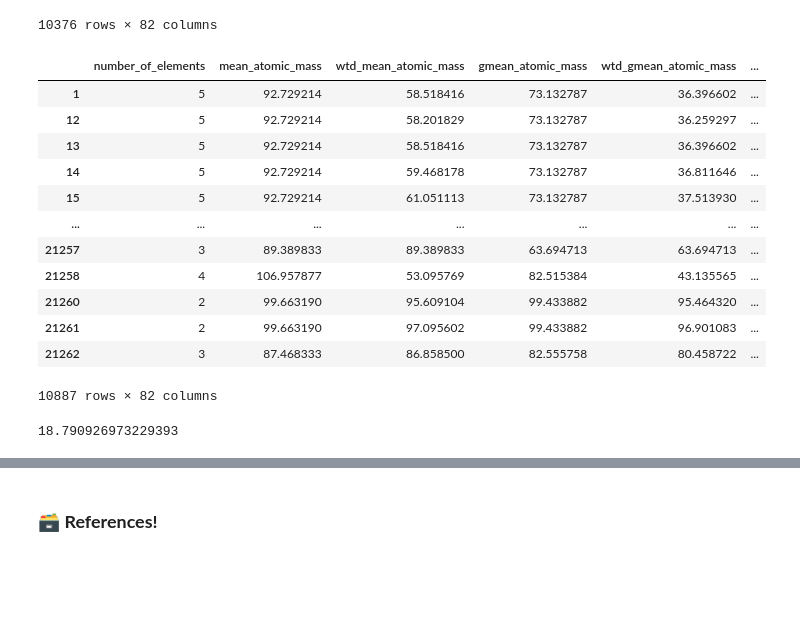
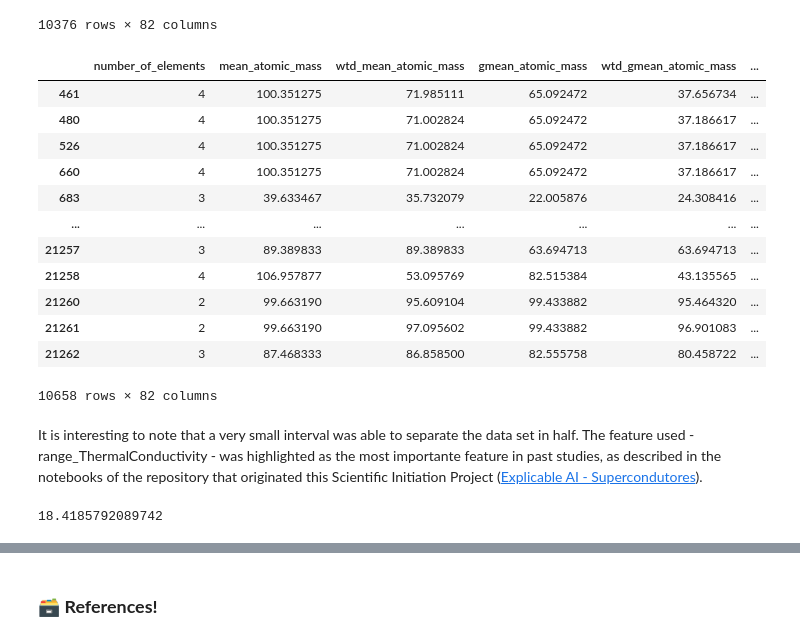
Before and after one commit to CassarGroup/IC---Interpretable-models-for-Tc-prediction, a Jupyter notebook: Other_files/Subgroup_discovery.ipynb, the cells around one changed output, grey strips where cells are left out. Drawn from its saved outputs; the diff is of its cells as text; code cells hidden in the pictures; blank space fills up the shorter version.

```diff
--- a/Other_files/Subgroup_discovery.ipynb
+++ b/Other_files/Subgroup_discovery.ipynb
@@ -332,23 +336,27 @@ display(df_in)
 | 21259 | 5 | 92.266740 | 49.021367 | 64.812662 | 32.867748 | ... |
 10376 rows × 82 columns
 # %%
-df_outside = data[~((data["range_ThermalConductivity"] >= 399.97342) &
-                           (data["range_ThermalConductivity"] < 399.97417))]
+df_outside = data[~
+    (data["range_ThermalConductivity"] >= 399.97342) &
+    (data["range_ThermalConductivity"] < 399.97417)
+]
 display(df_outside)
 # %% [output]
 |  | number_of_elements | mean_atomic_mass | wtd_mean_atomic_mass | gmean_atomic_mass | wtd_gmean_atomic_mass | ... |
-| 1 | 5 | 92.729214 | 58.518416 | 73.132787 | 36.396602 | ... |
-| 12 | 5 | 92.729214 | 58.201829 | 73.132787 | 36.259297 | ... |
-| 13 | 5 | 92.729214 | 58.518416 | 73.132787 | 36.396602 | ... |
-| 14 | 5 | 92.729214 | 59.468178 | 73.132787 | 36.811646 | ... |
-| 15 | 5 | 92.729214 | 61.051113 | 73.132787 | 37.513930 | ... |
+| 461 | 4 | 100.351275 | 71.985111 | 65.092472 | 37.656734 | ... |
+| 480 | 4 | 100.351275 | 71.002824 | 65.092472 | 37.186617 | ... |
+| 526 | 4 | 100.351275 | 71.002824 | 65.092472 | 37.186617 | ... |
+| 660 | 4 | 100.351275 | 71.002824 | 65.092472 | 37.186617 | ... |
+| 683 | 3 | 39.633467 | 35.732079 | 22.005876 | 24.308416 | ... |
 | ... | ... | ... | ... | ... | ... | ... |
 | 21257 | 3 | 89.389833 | 89.389833 | 63.694713 | 63.694713 | ... |
 | 21258 | 4 | 106.957877 | 53.095769 | 82.515384 | 43.135565 | ... |
 | 21260 | 2 | 99.663190 | 95.609104 | 99.433882 | 95.464320 | ... |
 | 21261 | 2 | 99.663190 | 97.095602 | 99.433882 | 96.901083 | ... |
 | 21262 | 3 | 87.468333 | 86.858500 | 82.555758 | 80.458722 | ... |
-10887 rows × 82 columns
+10658 rows × 82 columns
+# %% [markdown]
+It is interesting to note that a very small interval was able to separate the data set in half. The feature used - range_ThermalConductivity - was highlighted as the most importante feature in past studies, as described in the notebooks of the repository that originated this Scientific Initiation Project ([Explicable AI - Supercondutores](https://github.com/CassarGroup/Explicable-AI-Supercondutores)).
 # %%
 import sys
 sys.path.append('..//Main_Scripts')
@@ -373,5 +385,5 @@ study_sgd_in = optuna.load_study(study_name=study_name, storage=storage_url)
 # %%
-study_sgd_in.best_value
+study_sgd_in_glm.best_value
 # %% [output]
-18.790926973229393
+18.4185792089742
 # %%
```
Also changed, not shown: parts of 23 cells of this notebook, 8 other files.
